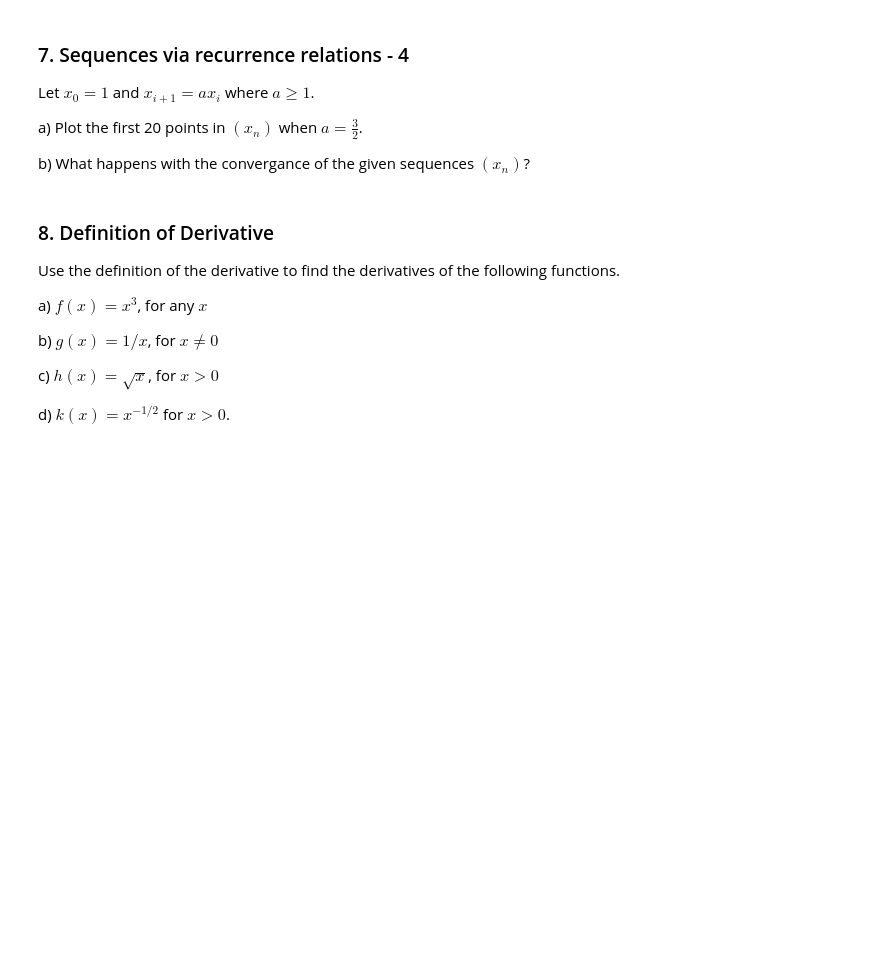
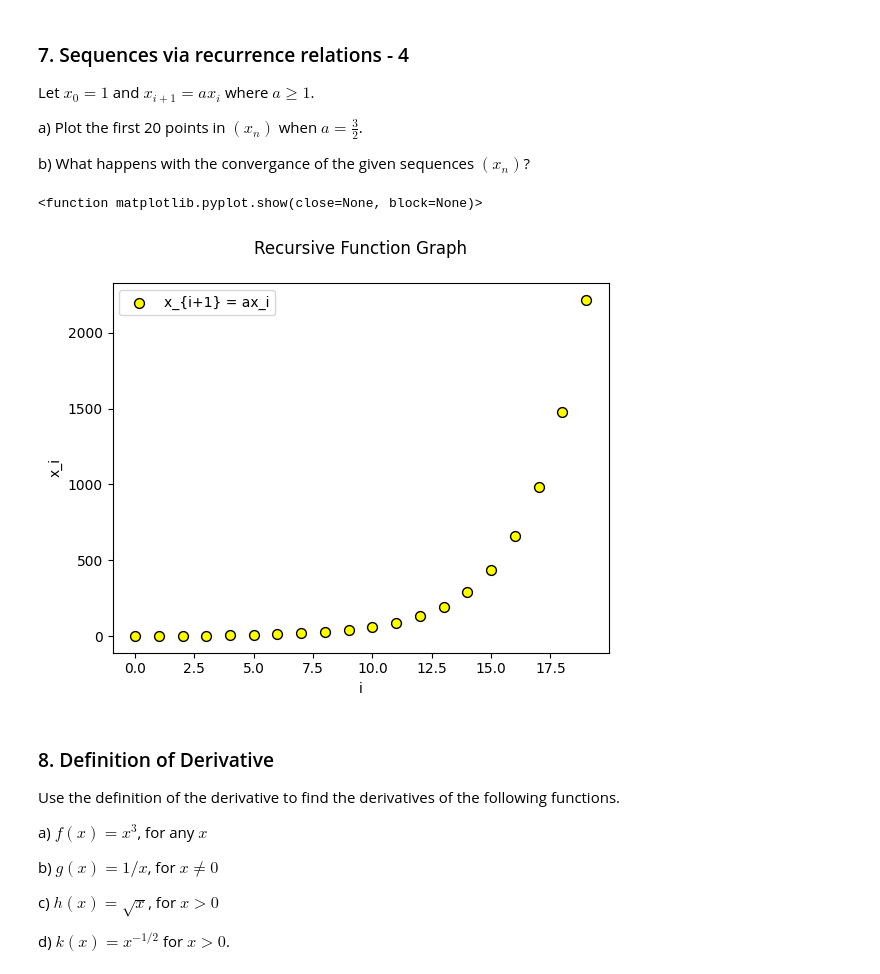
Before and after one commit to enriquea02/uw, a Jupyter notebook: eep502_analytical_methods_for_electrical_engineering/homework/HW_03_Reals_eantunano.ipynb, the cells around one changed output. Drawn from its saved outputs; the diff is of its cells as text; code cells hidden in the pictures; blank space fills up the shorter version.

```diff
--- a/eep502_analytical_methods_for_electrical_engineering/homework/HW_03_Reals_eantunano.ipynb
+++ b/eep502_analytical_methods_for_electrical_engineering/homework/HW_03_Reals_eantunano.ipynb
@@ -173,6 +251,32 @@ Let $x_0 = 1$ and $x_{i+1} = a x_i$ where $a \geq 1$.
 a) Plot the first 20 points in $(x_n)$ when $a= \frac{3}{2}$.
 
 b) What happens with the convergance of the given sequences $(x_n)$?
+# %%
+# Set constant "a"
+Fn4_const = (3/2)
+# Initialize sequence array
+Y4 = np.array([sm.Integer(n) for n in range(0,20)])
+# Initialize first term in sequence to x_0 = 1
+Y4[0] = 1
+# implement recursive formula
+Fn4 = lambda n : (Fn4_const*n)
+# solve recursive formula
+for n in range(0,19):
+    Y4[(n+1)] = Fn4(Y4[n])
+
+# Plot recursive sequence
+plt.scatter([sm.Integer(n) for n in range(0,20)],Y4, c="yellow",
+    marker ="o",
+    edgecolor ="black",
+    s = 50)
+plt.legend(["x_{i+1} = ax_i"])
+plt.xlabel("i")
+plt.ylabel("x_i")
+plt.title("Recursive Function Graph\n");
+plt.show
+# %% [output]
+<function matplotlib.pyplot.show(close=None, block=None)>
+[figure, added]
 # %% [markdown]
 ### 8. Definition of Derivative
 
```
Also changed, not shown: parts of 3 cells of this notebook.
